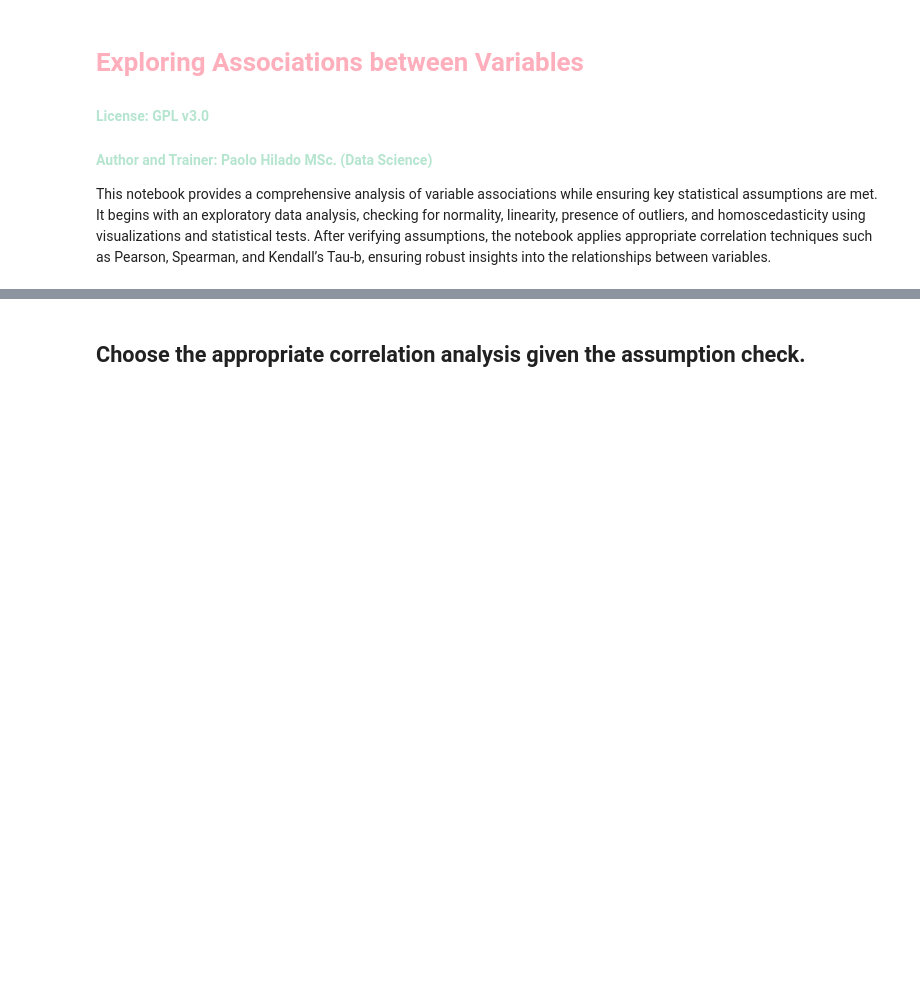
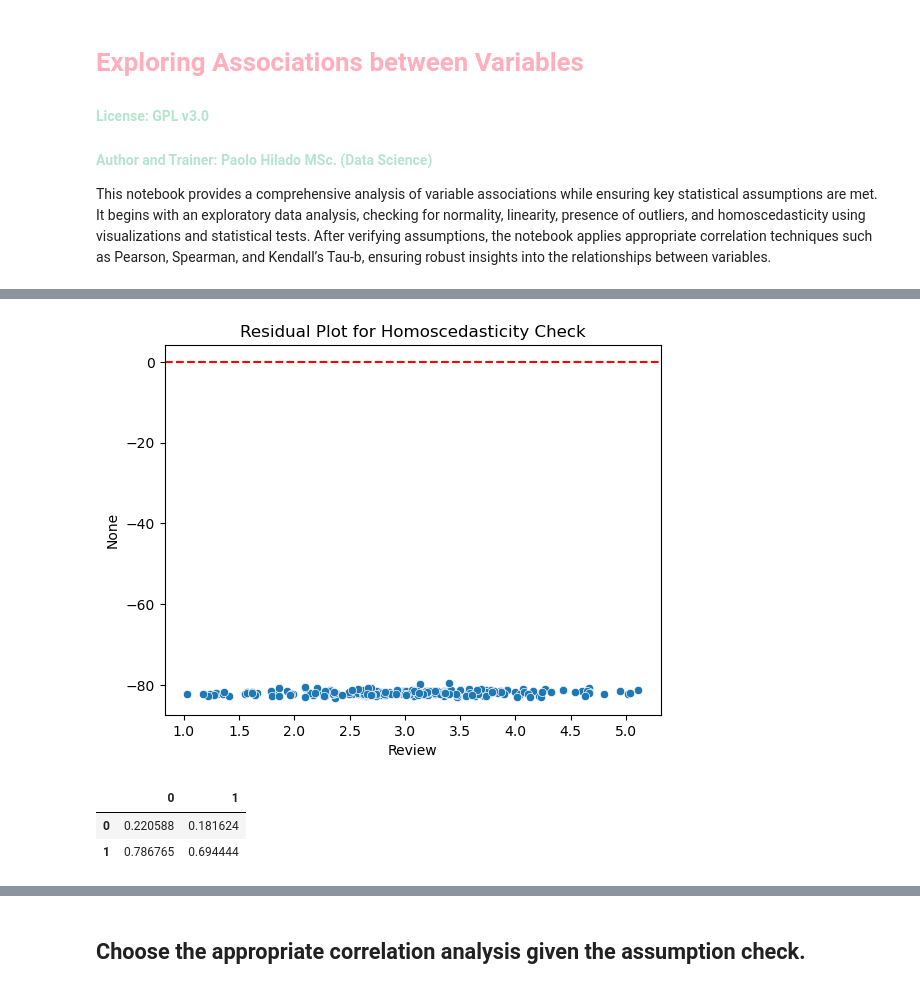
Before and after one commit to MeHere703/FirstDataScienceProjects, a Jupyter notebook: 9D Exploring Associations between Variables.ipynb, the cells around one changed output, grey strips where cells are left out. Drawn from its saved outputs; the diff is of its cells as text; code cells hidden in the pictures; blank space fills up the shorter version.

```diff
--- a/9D Exploring Associations between Variables.ipynb
+++ b/9D Exploring Associations between Variables.ipynb
@@ -14,5 +46,12 @@ This notebook provides a comprehensive analysis of variable associations while e
 # %%
 # Doing a homoscedasticity check with residual plots
+residuals = df['Review'] - df['Grades']
+sns.scatterplot(x=df['Review'], y=residuals)
+plt.axhline(y=0, color='red', linestyle='--')
+plt.title('Residual Plot for Homoscedasticity Check')
+plt.show()
+# %% [output]
+[figure, added]
 # %%
 # Standardize the variables to have a better visual of the homoscedasticity check.
 from sklearn.preprocessing import MinMaxScaler
@@ -21,5 +60,10 @@ data_normalized = scaler.fit_transform(df[['Review', 'Grades']])
 dfscaled = pd.DataFrame(data_normalized)
 # %%
 # Check the first two rows of the standardized data
+dfscaled.head(2)
+# %% [output]
+|  | 0 | 1 |
+| 0 | 0.220588 | 0.181624 |
+| 1 | 0.786765 | 0.694444 |
 # %%
 # Doing a homoscedasticity check with residual plots
```
Also changed, not shown: parts of 8 cells of this notebook.
